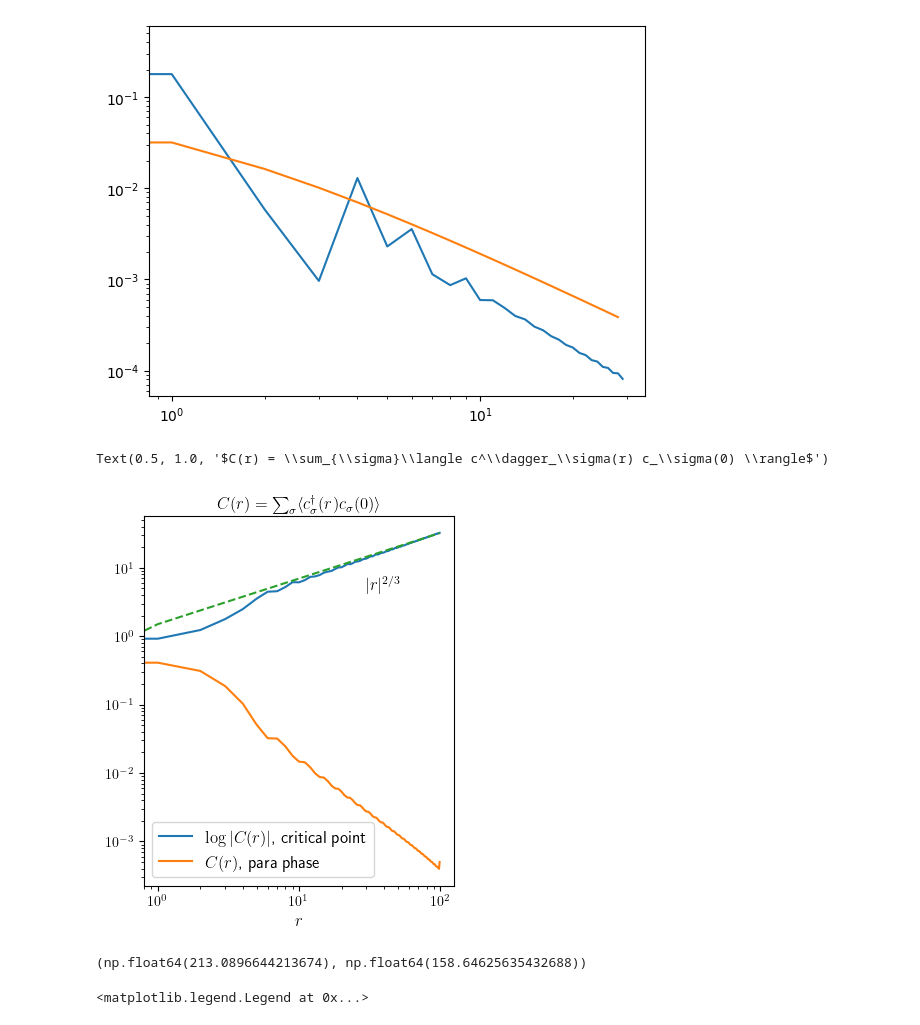
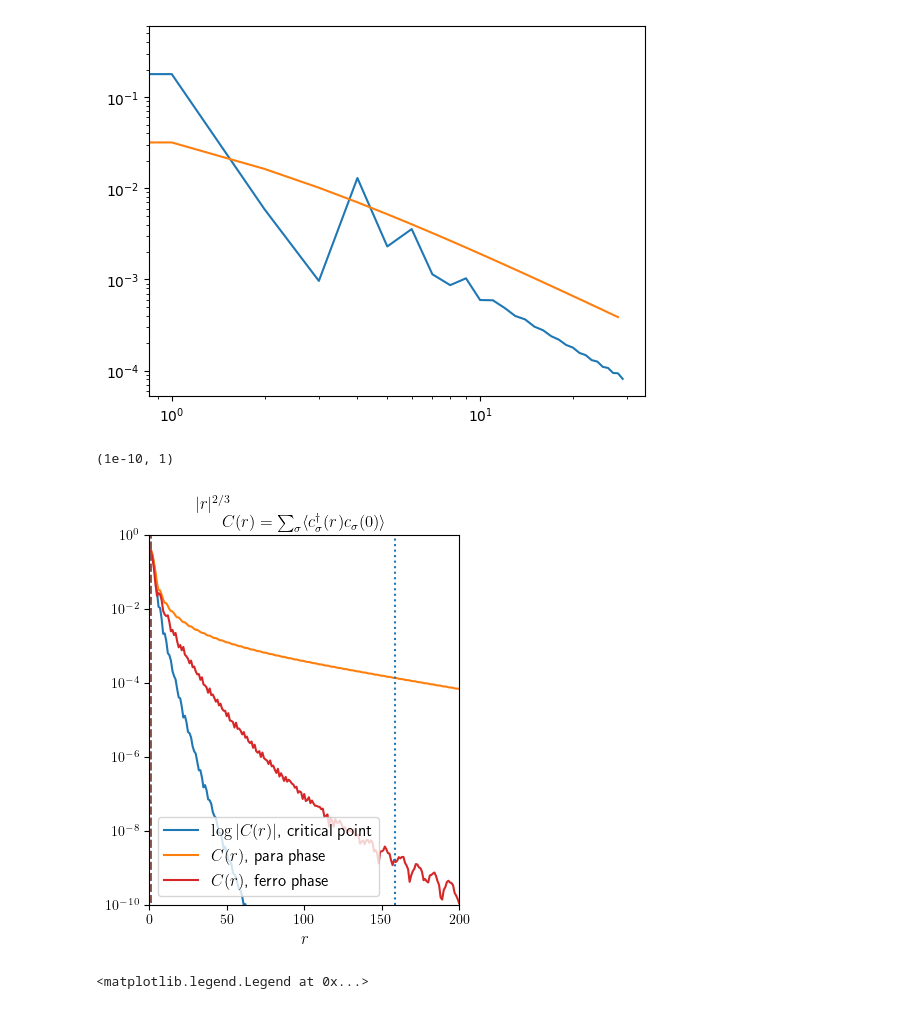
Before and after one commit to aravindhshankar/Spin1LongRangeOrder.jl, a Jupyter notebook: python/notebooks/chi800magzfromdata.ipynb, the cells around one changed output. Drawn from its saved outputs; the diff is of its cells as text; code cells hidden in the pictures.

```diff
--- a/python/notebooks/chi800magzfromdata.ipynb
+++ b/python/notebooks/chi800magzfromdata.ipynb
@@ -127,11 +127,13 @@ plt.legend()
 # %%
 psipm = df[np.isclose(df['dV'], 3.1)]['psi'].iloc[0]
 psicrit = df[np.isclose(df['dV'], 3.55)]['psi'].iloc[0]
-distrange = 100
+psifm= df[np.isclose(df['dV'], 3.7)]['psi'].iloc[0]
+distrange = 1000
 # fmspincorr = observables.SzSz_corr(psifm, length=distrange, connected=True)
 # fmchargecorr = observables.charge_corr(psifm, length=distrange, connected=True)
 electroncorr = observables.electron_corr(psicrit, length=distrange)
 pmelectroncorr = observables.electron_corr(psipm, length=distrange)
+fmelectroncorr = observables.electron_corr(psifm, length=distrange)
-# %%
-psifm= df[np.isclose(df['dV'], 3.8)]['psi'].iloc[0]
-fmelectroncorr = observables.electron_corr(psipm, length=distrange)
+# %%
+xicrit, xipm, xifm = psicrit.correlation_length2(), psipm.correlation_length2(), psifm.correlation_length2()
+xicrit, xipm, xifm
@@ -145,25 +151,35 @@ plt.xscale('log')
 # %%
 fig, ax = plt.subplots()
 fig.set_figwidth(4)
 plt.rcParams['text.usetex'] = True
-ax.plot(np.abs(np.log(observables.denoise_rolling(np.abs(electroncorr), window=4))), label=r'$\log|C(r)|$, critical point')
+ax.plot(np.abs((observables.denoise_rolling(np.abs(electroncorr), window=4))), label=r'$\log|C(r)|$, critical point')
 ax.plot(np.abs((observables.denoise_rolling(np.abs(pmelectroncorr), window=4))), label=r'$C(r)$, para phase')
-ax.plot(1.5*np.arange(distrange)**(2./3.), ls='--')
+
+ax.plot(1.5*np.arange(distrange)**(0.71), ls='--')
 ax.text(30, 5, r'$|r|^{2/3}$', fontsize=12)
 # plt.plot(0.025 * (np.arange(distrange)[1:])**-1.65)
-ax.set_yscale('log')
-ax.set_xscale('log')
+
+
+ax.plot(np.abs((observables.denoise_rolling(np.abs(fmelectroncorr), window=4))), label=r'$C(r)$, ferro phase')
+ax.plot(1.3*np.arange(distrange)**(0.55), ls='--')
+
+ax.plot(1.5*np.arange(distrange)**(1./4.), ls='--')
 ax.legend(loc='lower left', fontsize=12)
 ax.set_xlabel(r'$r$', fontsize=12)
 ax.set_title(r"$C(r) = \sum_{\sigma}\langle c^\dagger_\sigma(r) c_\sigma(0) \rangle$", fontsize=12)
+
+ax.axvline(xicrit ,ls=':')
+ax.axvline(xipm ,ls=':')
+# ax.axvline(xifm ,ls=':')
+
+ax.set_yscale('log')
+# ax.set_xscale('log')
+ax.set_xlim(0,200)
+ax.set_ylim(1e-10, 1)
 # fig.savefig('showstretchedExp.pdf', bbox_inches='tight')
 # %% [output]
-Text(0.5, 1.0, '$C(r) = \\sum_{\\sigma}\\langle c^\\dagger_\\sigma(r) c_\\sigma(0) \\rangle$')
+(1e-10, 1)
-[figure, old version]
+[figure, new version]
-# %%
-psicrit.correlation_length2(), psipm.correlation_length2()
-# %% [output]
-(np.float64(213.0896644213674), np.float64(158.64625635432688))
 # %%
 pm_pmcorr = observables.SpSm_corr(psipm, distrange)
 crit_pmcorr = observables.SpSm_corr(psicrit, distrange)
```
Also changed, not shown: parts of 1 cell of this notebook, 3 other files.
